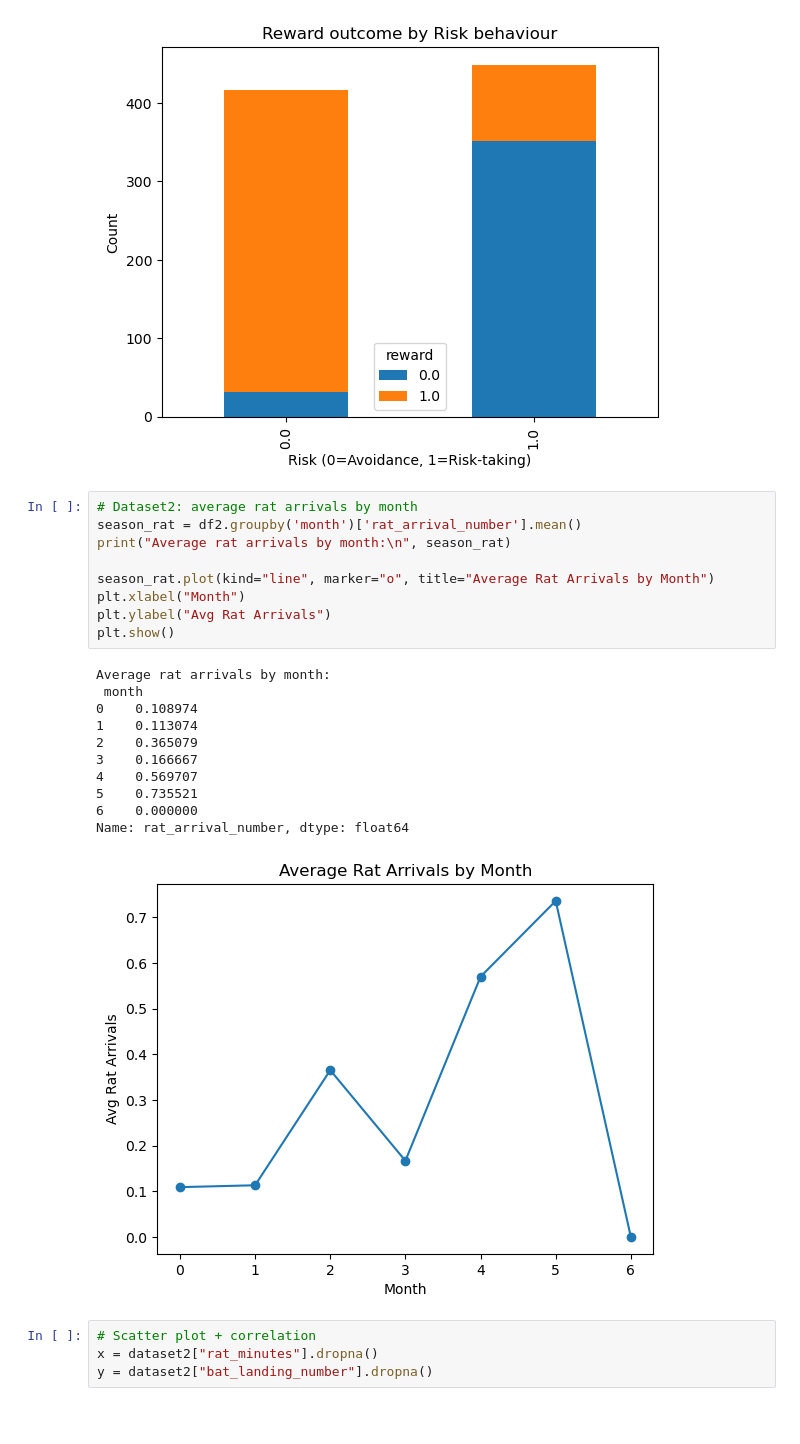
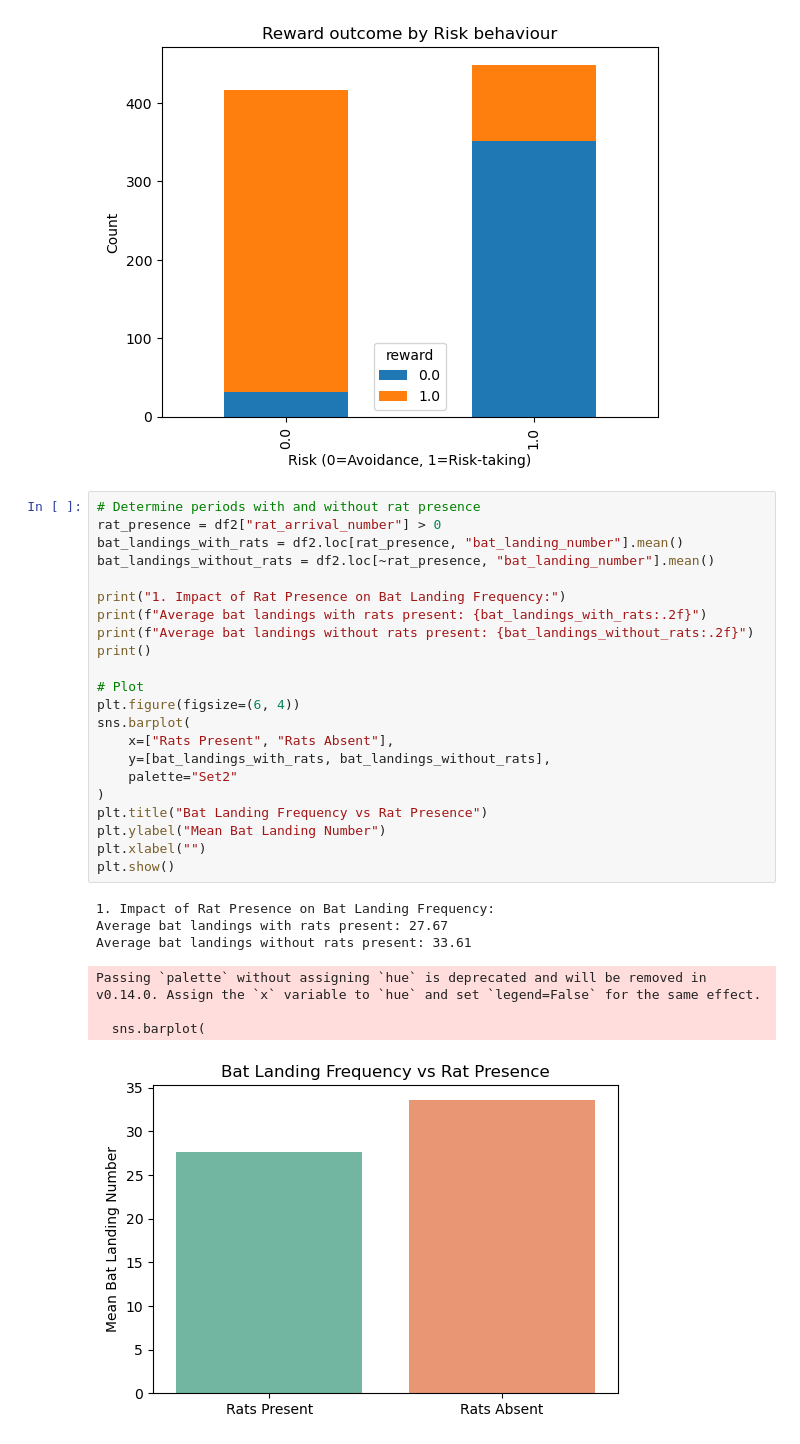
Before and after one commit to Upendra-B/Foundation-Of-Data-Science, a Jupyter notebook: Assesment 2/Solution.ipynb, the cells around one changed output. Saved outputs shown, nothing was run; the diff lists cells and outputs as text; blank space fills up the shorter version.

```diff
--- a/Assesment 2/Solution.ipynb
+++ b/Assesment 2/Solution.ipynb
@@ -256,28 +256,33 @@ risk
 0.0      31  386
 1.0     351   98
 [figure]
-# %%
-# Dataset2: average rat arrivals by month
-season_rat = df2.groupby('month')['rat_arrival_number'].mean()
-print("Average rat arrivals by month:\n", season_rat)
-
-season_rat.plot(kind="line", marker="o", title="Average Rat Arrivals by Month")
-plt.xlabel("Month")
-plt.ylabel("Avg Rat Arrivals")
-plt.show()
-# %% [output]
-Average rat arrivals by month:
- month
-0    0.108974
-1    0.113074
-2    0.365079
-3    0.166667
-4    0.569707
-5    0.735521
-6    0.000000
-Name: rat_arrival_number, dtype: float64
-[figure, removed]
 # %%
-# Scatter plot + correlation
-x = dataset2["rat_minutes"].dropna()
-y = dataset2["bat_landing_number"].dropna()
+# Determine periods with and without rat presence
+rat_presence = df2["rat_arrival_number"] > 0
+bat_landings_with_rats = df2.loc[rat_presence, "bat_landing_number"].mean()
+bat_landings_without_rats = df2.loc[~rat_presence, "bat_landing_number"].mean()
+
+print("1. Impact of Rat Presence on Bat Landing Frequency:")
+print(f"Average bat landings with rats present: {bat_landings_with_rats:.2f}")
+print(f"Average bat landings without rats present: {bat_landings_without_rats:.2f}")
+print()
+
+# Plot
+plt.figure(figsize=(6, 4))
+sns.barplot(
+    x=["Rats Present", "Rats Absent"],
+    y=[bat_landings_with_rats, bat_landings_without_rats],
+    palette="Set2"
+)
+plt.title("Bat Landing Frequency vs Rat Presence")
+plt.ylabel("Mean Bat Landing Number")
+plt.xlabel("")
+plt.show()
+# %% [output]
+1. Impact of Rat Presence on Bat Landing Frequency:
+Average bat landings with rats present: 27.67
+Average bat landings without rats present: 33.61
+Passing `palette` without assigning `hue` is deprecated and will be removed in v0.14.0. Assign the `x` variable to `hue` and set `legend=False` for the same effect.
+
+  sns.barplot(
+[figure, added]
```
Also changed, not shown: parts of 1 cell of this notebook.
